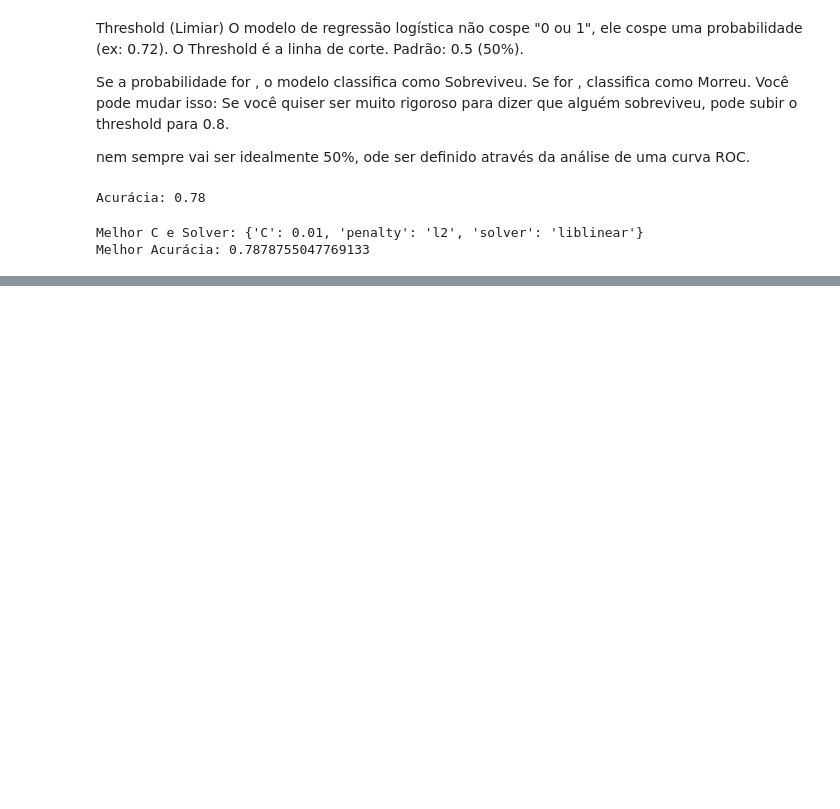
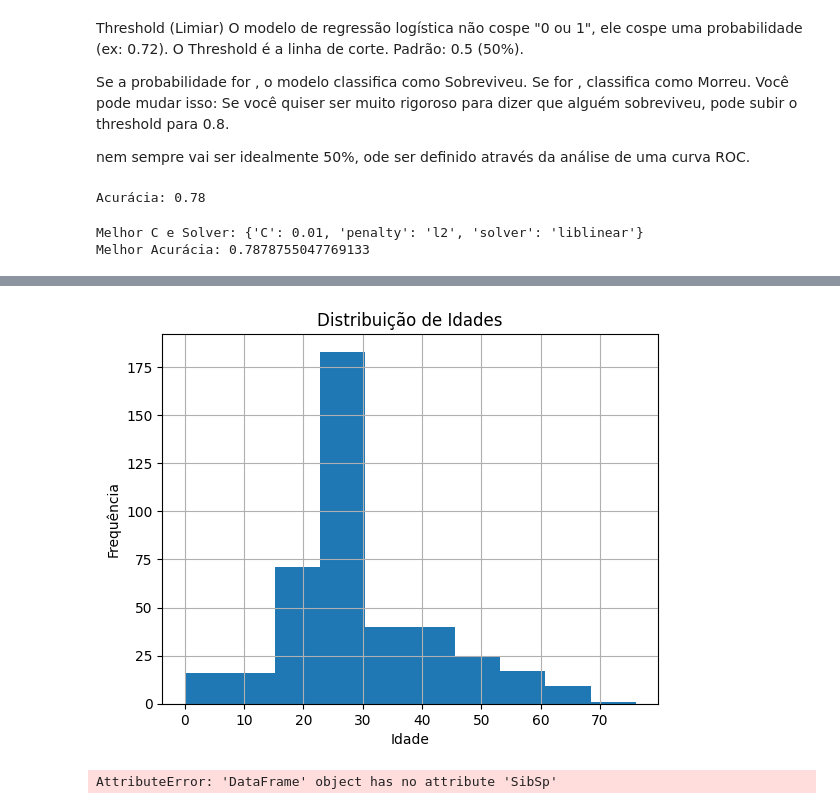
Before and after one commit to yaozin/Exercicios, a Jupyter notebook: Titanic_Projeto.ipynb, the cells around one changed output, grey strips where cells are left out. Cells and saved outputs as stored; diff of their text form; code cells hidden in the pictures; blank space fills up the shorter version.

```diff
--- a/Titanic_Projeto.ipynb
+++ b/Titanic_Projeto.ipynb
@@ -428,0 +477,3 @@ Melhor Acurácia: 0.7878755047769133
+# %%
+dfTeste_Titanic = pd.read_csv('/content/drive/MyDrive/Data science/Projeto - DataAnalytics/Exercicios/test-TITANIC.csv')
+dfTeste_Titanic.head()
@@ -428,0 +487,34 @@ Melhor Acurácia: 0.7878755047769133
+# %%
+idDuplicados2 = dfTeste_Titanic.duplicated(subset='PassengerId')
+idDuplicados2.sum()
+#zero Ids duplicados
+nomeDuplicados2 = dfTeste_Titanic.duplicated(subset='Name')
+nomeDuplicados2.sum()
+#zero nomes duplicados
+idadesnulas2 = dfTeste_Titanic['Age'].isnull()
+idadesnulas2.sum()
+
+dfTeste_Titanic.Age.hist(bins=10)
+plt.title('Distribuição de Idades')
+plt.xlabel('Idade')
+plt.ylabel('Frequência')
+plt.show()
+#Distribuição assimétrica - levemente positiva - usar mediana
+idademediana2 = dfTeste_Titanic.Age.median()
+dfTeste_Titanic['Age'] = dfTeste_Titanic['Age'].fillna(idademediana)
+dfTeste_Titanic.Age.isnull().sum()
+dfTeste_Titanic['Age']=dfTeste_Titanic.Age.astype(int)
+dfTeste_Titanic.tail()
+
+dfTeste_Titanic.Sex.value_counts()
+dfTeste_Titanic.Sex=dfTeste_Titanic.Sex.str.upper()
+dfTeste_Titanic.head(10)
+
+#Tratar coluna SibSP
+dfTeste_Titanic.SibSp.value_counts()
+dfTeste_Titanic['Siblings_Spouses'] = dfTeste_Titanic.SibSp
+dfTeste_Titanic.drop(columns='SibSp', inplace=True)
+dfTeste_Titanic.head()
+# %% [output]
+[figure, added]
+AttributeError: 'DataFrame' object has no attribute 'SibSp'
```
Also changed, not shown: parts of 14 cells of this notebook.
